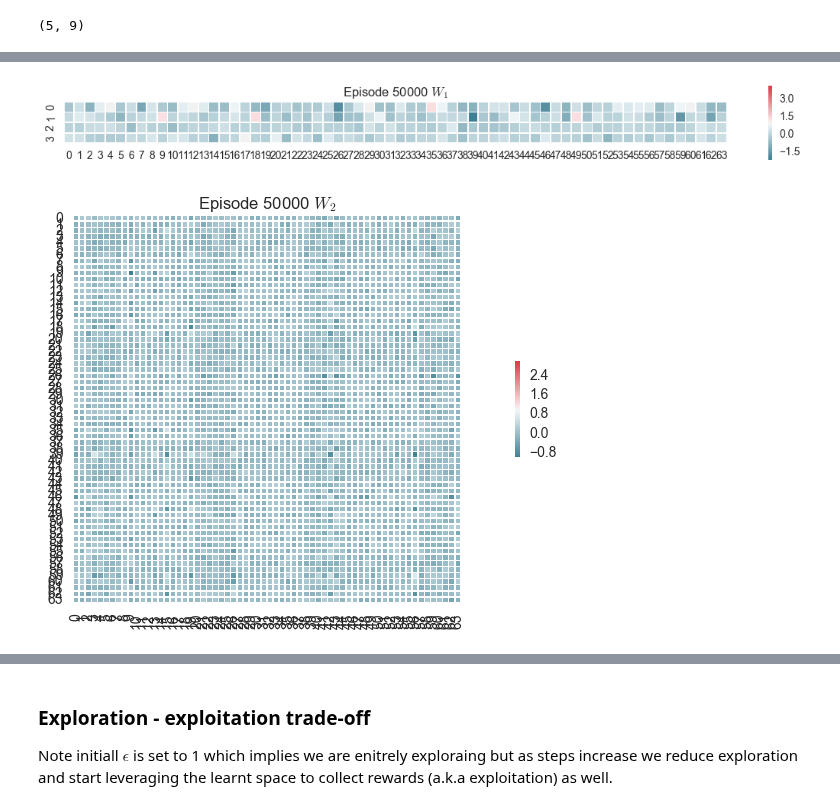
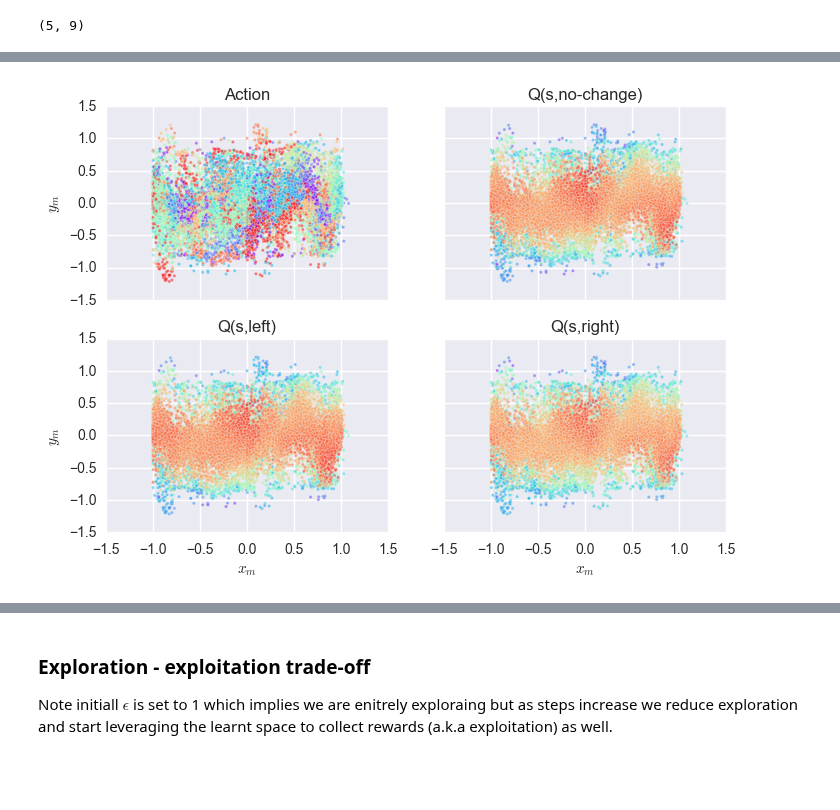
Before and after one commit to jcsharp/DriveIt, a Jupyter notebook: Model-Train.ipynb, the cells around one changed output, grey strips where cells are left out. Cells and saved outputs as stored; diff of their text form; code cells hidden in the pictures; blank space fills up the shorter version.

```diff
--- a/Model-Train.ipynb
+++ b/Model-Train.ipynb
@@ -272,5 +249,5 @@ def pca_plot(n=10000, alpha=1.0, size=5):
 # %%
-def cloud_plot(n=10000, alpha=1.0, size=5):
+def slice_plot(n=10000, alpha=1.0, size=5):
     _, samples = agent.memory.sample(n)
     states = np.array([ o[0] for o in samples ], dtype=np.float32)
     qsa = agent.brain.predict(states)[0]
@@ -284,4 +261,7 @@ def cloud_plot(n=10000, alpha=1.0, size=5):
     plt.scatter(states[:, 0], states[:, 1], c=qsa[:,1], alpha=alpha, s=size, cmap="rainbow")
     ax = axes[1,1]; plt.sca(ax);ax.set_title('Q(s,right)')
     plt.scatter(states[:, 0], states[:, 1], c=qsa[:,2], alpha=alpha, s=size, cmap="rainbow")
-    plt.show()
+    axes[0,0].set_ylabel('$y_m$')
+    axes[1,0].set_ylabel('$y_m$')
+    axes[1,0].set_xlabel('$x_m$')
+    axes[1,1].set_xlabel('$x_m$')
@@ -559,8 +356,0 @@ slice_heatmaps(steer=0.0, b_rl=0.0)
-# %%
-plot_weights([(agent.brain.params['W1'], \
-               'Episode %i $W_1$'%episode_number)], figsize=(14,5))
-plot_weights([(agent.brain.params['W2'], \
-               'Episode %i $W_2$'%episode_number)], figsize=(14,5))
-# %% [output]
-[figure, removed]
-[figure, removed]
@@ -568,0 +357,5 @@ plot_weights([(agent.brain.params['W2'], \
+# %%
+slice_plot(n=20000, size=5, alpha=0.5)
+plt.savefig('qslice.png', dpi=300)
+# %% [output]
+[figure, added]
```
Also changed, not shown: parts of 58 cells of this notebook.
